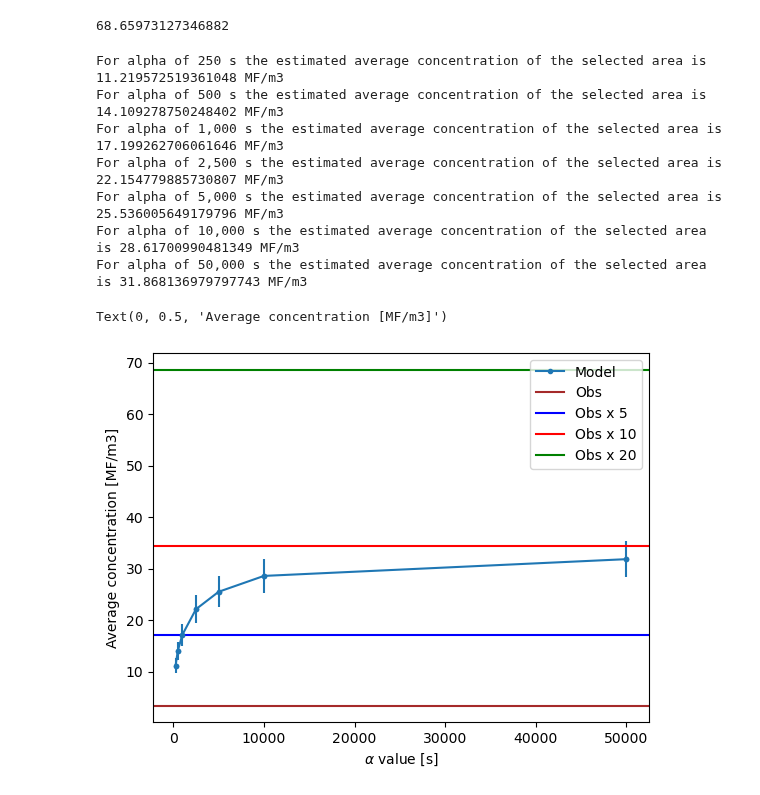
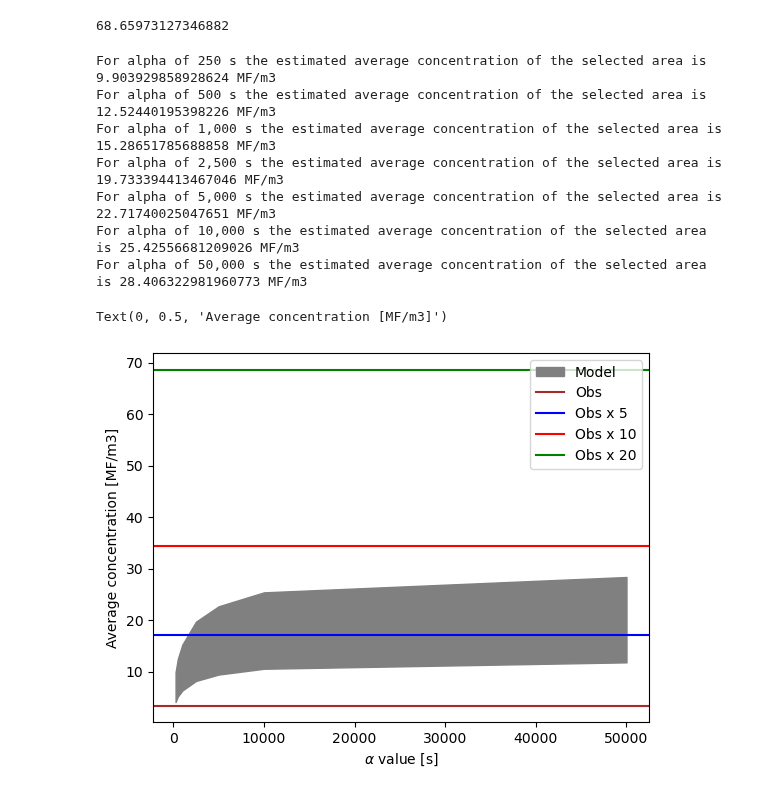
Before and after one commit to SalishSeaCast/analysis-jose, a Jupyter notebook: notebooks/Outfall_finalResults/obs_model.ipynb, the cells around one changed output. Cells and saved outputs as stored; diff of their text form; code cells hidden in the pictures.

```diff
--- a/notebooks/Outfall_finalResults/obs_model.ipynb
+++ b/notebooks/Outfall_finalResults/obs_model.ipynb
@@ -182,44 +182,46 @@ lonobs =list(Lori_obs.groupby(by='Station')['Long'].mean())
 # %%
 def modelvsobs(j,i,conc,ni=0):
     CONC = []
     for ind,ii in enumerate(i):
         if ni ==0:
-            CONC.append(np.sum(conc[:6,int(j[ind]/3),int(ii/3)],axis=0)/5)
+            CONC.append(np.sum(conc[:5,int(j[ind]/3),int(ii/3)],axis=0)/5)
         else:
-            CONC.append(np.apply_over_axes(np.sum,conc[:6,int(j[ind]/3)-ni:int(j[ind]/3)+ni,int(ii/3)-ni:int(ii/3)+ni],[0,1,2])/(5*(1+ni*2)**2))
+            CONC.append(np.apply_over_axes(np.sum,conc[:5,int(j[ind]/3)-ni:int(j[ind]/3)+ni,int(ii/3)-ni:int(ii/3)+ni],[0,1,2])/(5*(1+ni*2)**2))
     return np.mean(CONC),np.std(CONC)/len(CONC)
 
 
 iii = [250,500,1000,2500,5000,10000,50000]
 NNstdl = []
 NNl = []
 j,i=finder(jjii,latobs,lonobs)
 
 for alpha in runs:
     CONC = np.load(path_runs+runs[alpha][0].split('.')[0]+'.npy')*13.7/runs[alpha][1]
     NN,Nstd = modelvsobs(j,i,CONC,5)
     NNstdl.append(Nstd)
     NNl.append(NN)
     print(f'For alpha of {alpha} the estimated average concentration of the selected area is {NN} MF/m3')
-plt.plot(iii,NNl,'.-',label='Model')
-plt.errorbar(iii, NNl, NNstdl, linestyle='None', color= 'tab:blue',marker='.')
+#plt.plot(iii,NNl,'.-',label='Model')
+#plt.plot(iii,np.array(NNl)/2.4,'.-',label='Model')
+plt.fill_between(iii,NNl,np.array(NNl)/2.4,color = 'grey',label='Model')
+#plt.errorbar(iii, NNl, NNstdl, linestyle='None', color= 'tab:blue',marker='.')
 plt.axhline(y=np.average(Lori_obs['Concmean']),c='brown',label='Obs')
 plt.axhline(y=np.average(Lori_obs['Concmean'])*5,c='b',label='Obs x 5')
 plt.axhline(y=np.average(Lori_obs['Concmean'])*10,c='r',label='Obs x 10')
 plt.axhline(y=np.average(Lori_obs['Concmean'])*20,c='g',label='Obs x 20')
 plt.legend(loc='upper right')
 plt.xlabel(r'$\alpha$ value [s]')
 plt.ylabel('Average concentration [MF/m3]')
 # %% [output]
-For alpha of 250 s the estimated average concentration of the selected area is 11.219572519361048 MF/m3
-For alpha of 500 s the estimated average concentration of the selected area is 14.109278750248402 MF/m3
-For alpha of 1,000 s the estimated average concentration of the selected area is 17.199262706061646 MF/m3
-For alpha of 2,500 s the estimated average concentration of the selected area is 22.154779885730807 MF/m3
-For alpha of 5,000 s the estimated average concentration of the selected area is 25.536005649179796 MF/m3
-For alpha of 10,000 s the estimated average concentration of the selected area is 28.61700990481349 MF/m3
-For alpha of 50,000 s the estimated average concentration of the selected area is 31.868136979797743 MF/m3
+For alpha of 250 s the estimated average concentration of the selected area is 9.903929858928624 MF/m3
+For alpha of 500 s the estimated average concentration of the selected area is 12.52440195398226 MF/m3
+For alpha of 1,000 s the estimated average concentration of the selected area is 15.28651785688858 MF/m3
+For alpha of 2,500 s the estimated average concentration of the selected area is 19.733394413467046 MF/m3
+For alpha of 5,000 s the estimated average concentration of the selected area is 22.71740025047651 MF/m3
+For alpha of 10,000 s the estimated average concentration of the selected area is 25.42556681209026 MF/m3
+For alpha of 50,000 s the estimated average concentration of the selected area is 28.406322981960773 MF/m3
 Text(0, 0.5, 'Average concentration [MF/m3]')
-[figure, old version]
+[figure, new version]
 # %%
 def modelvsobs(j,i,conc,ni=0):
     CONC = []
```
Also changed, not shown: parts of 4 cells of this notebook, 1 other file.
